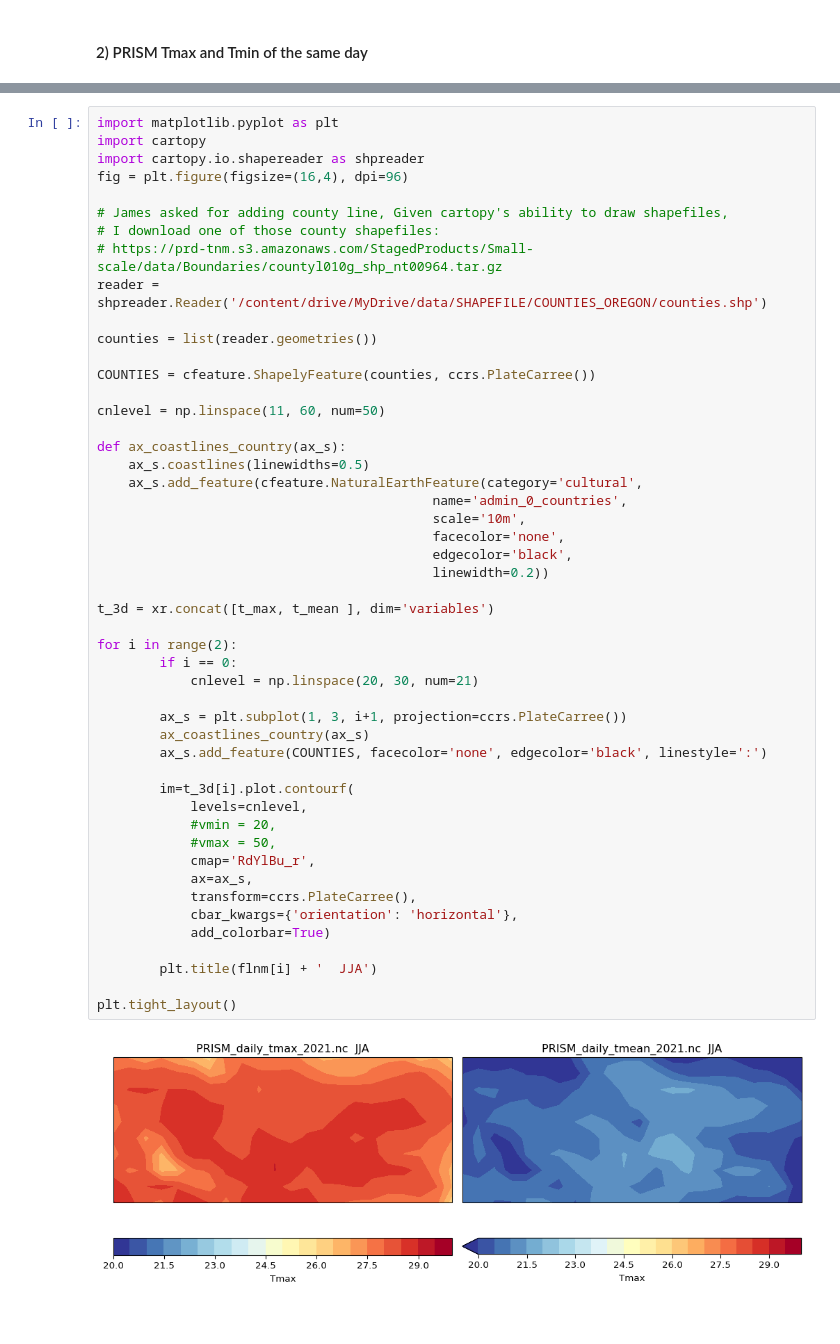
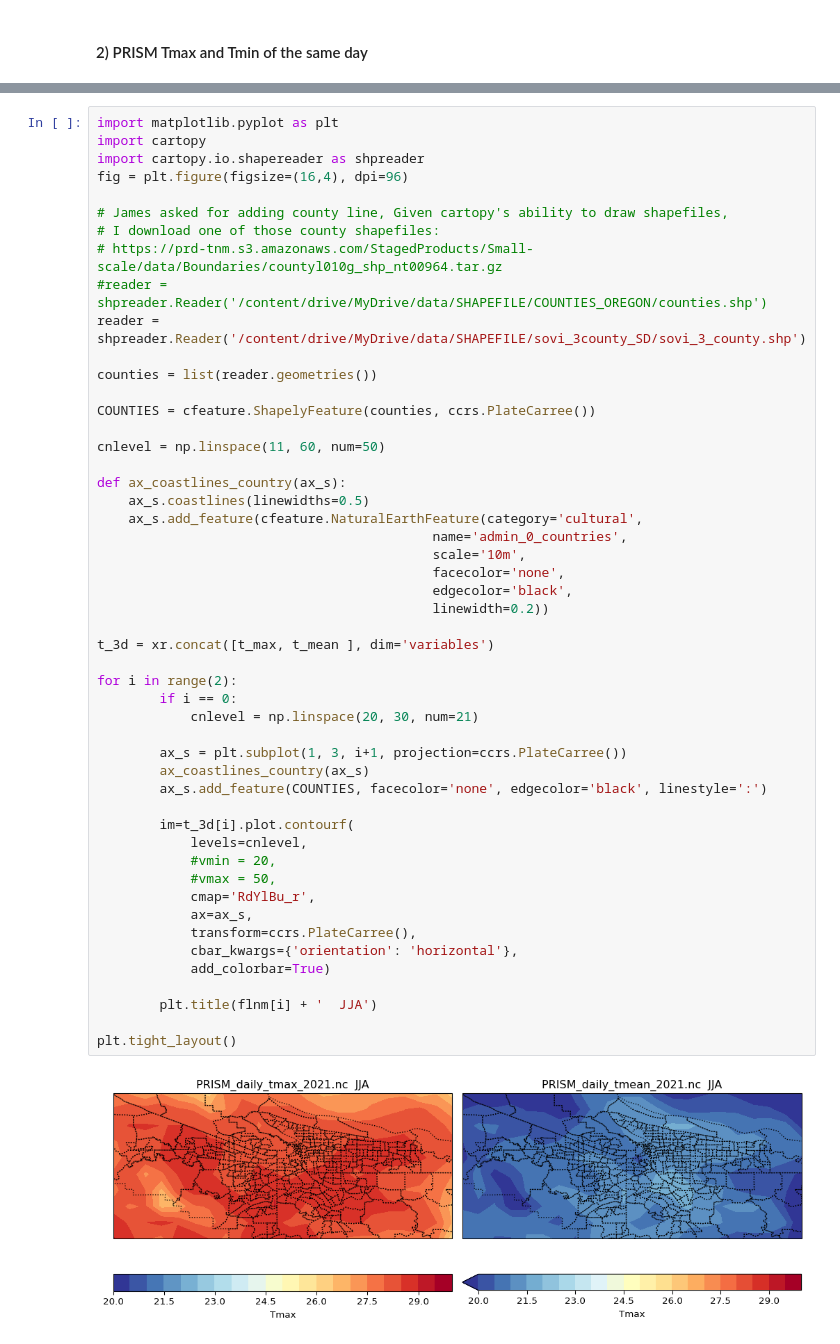
Before and after one commit to ming80302/Innovator, a Jupyter notebook: lst_prism_cmp.ipynb, the cells around one changed output, grey strips where cells are left out. Cells and saved outputs as stored; diff of their text form.

```diff
--- a/lst_prism_cmp.ipynb
+++ b/lst_prism_cmp.ipynb
@@ -103,7 +116,8 @@ fig = plt.figure(figsize=(16,4), dpi=96)
 # James asked for adding county line, Given cartopy's ability to draw shapefiles,
 # I download one of those county shapefiles:
 # https://prd-tnm.s3.amazonaws.com/StagedProducts/Small-scale/data/Boundaries/countyl010g_shp_nt00964.tar.gz
-reader = shpreader.Reader('/content/drive/MyDrive/data/SHAPEFILE/COUNTIES_OREGON/counties.shp')
+#reader = shpreader.Reader('/content/drive/MyDrive/data/SHAPEFILE/COUNTIES_OREGON/counties.shp')
+reader = shpreader.Reader('/content/drive/MyDrive/data/SHAPEFILE/sovi_3county_SD/sovi_3_county.shp')
 
 counties = list(reader.geometries())
 
@@ -117,31 +131,31 @@ def ax_coastlines_country(ax_s):
                                            name='admin_0_countries',
                                            scale='10m',
                                            facecolor='none',
                                            edgecolor='black',
                                            linewidth=0.2))
 
 t_3d = xr.concat([t_max, t_mean ], dim='variables')
 
 for i in range(2):
         if i == 0:
             cnlevel = np.linspace(20, 30, num=21)
 
         ax_s = plt.subplot(1, 3, i+1, projection=ccrs.PlateCarree())
         ax_coastlines_country(ax_s)
         ax_s.add_feature(COUNTIES, facecolor='none', edgecolor='black', linestyle=':')
 
         im=t_3d[i].plot.contourf(
             levels=cnlevel,
             #vmin = 20,
             #vmax = 50,
             cmap='RdYlBu_r',
             ax=ax_s,
             transform=ccrs.PlateCarree(),
             cbar_kwargs={'orientation': 'horizontal'},
             add_colorbar=True)
 
         plt.title(flnm[i] + '  JJA')
 
 plt.tight_layout()
 # %% [output]
-[figure, old version]
+[figure, new version]
```
Also changed, not shown: parts of 2 cells of this notebook.
